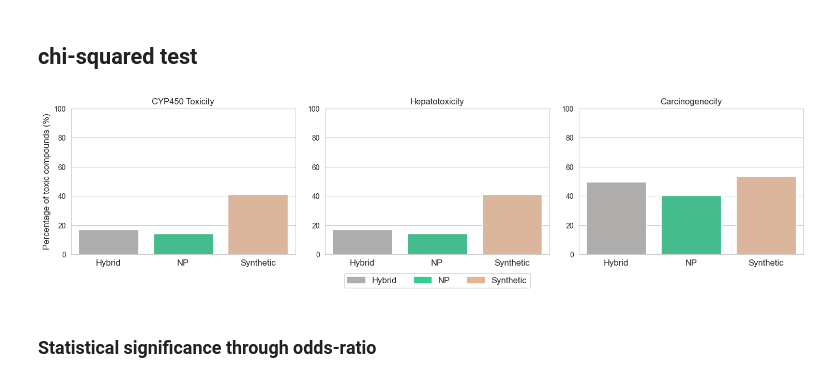
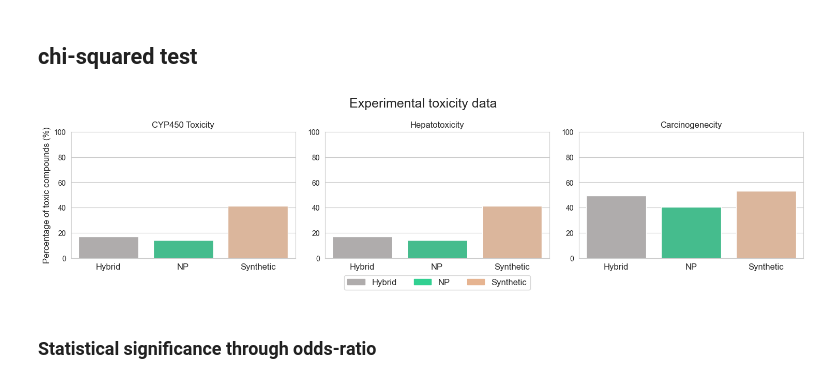
Before and after one commit to enveda/np-clinical-trials, a Jupyter notebook: notebooks/toxicity/toxicity_analysis.ipynb, the cells around one changed output. Saved outputs shown, nothing was run; the diff lists cells and outputs as text; code cells hidden in the pictures.

Commit message:
Add title fig3

```diff
--- a/notebooks/toxicity/toxicity_analysis.ipynb
+++ b/notebooks/toxicity/toxicity_analysis.ipynb
@@ -379,6 +379,9 @@ colors = [
     "#31d091",
     "#e6b491",
 ]
+
+# sup title
+plt.suptitle("Experimental toxicity data", fontsize=18)
 
 plt.subplot(1, 3, 3)
 ax1 = sns.barplot(
@@ -429,34 +432,34 @@ plt.ylabel("")
 plt.xticks(fontsize=12)
 plt.xlabel("")
 ax3.set_ylim([0, 100])
 plt.ylabel("Percentage of toxic compounds (%)", fontsize=12)
 
 
 hybrid_patch = mpatches.Patch(color=colors[0], label=order_list[0])
 np_patch = mpatches.Patch(color=colors[1], label=order_list[1])
 synthetic_patch = mpatches.Patch(color=colors[2], label=order_list[2])
 
 ax2.legend(
     [
         hybrid_patch,
         np_patch,
         synthetic_patch,
     ],
     order_list,
     loc="upper center",
     bbox_to_anchor=(0.5, -0.1),
     ncol=3,
     # increase font size
     prop={"size": 12},
 )
 
 plt.tight_layout()
 
 # dpi
 plt.savefig("../../data/output/plots/figure3.png", dpi=500)
 plt.show()
 # %% [output]
-[figure, old version]
+[figure, new version]
 # %% [markdown]
 ### Statistical significance through odds-ratio
 # %%
```
Also changed, not shown: 1 other file.
